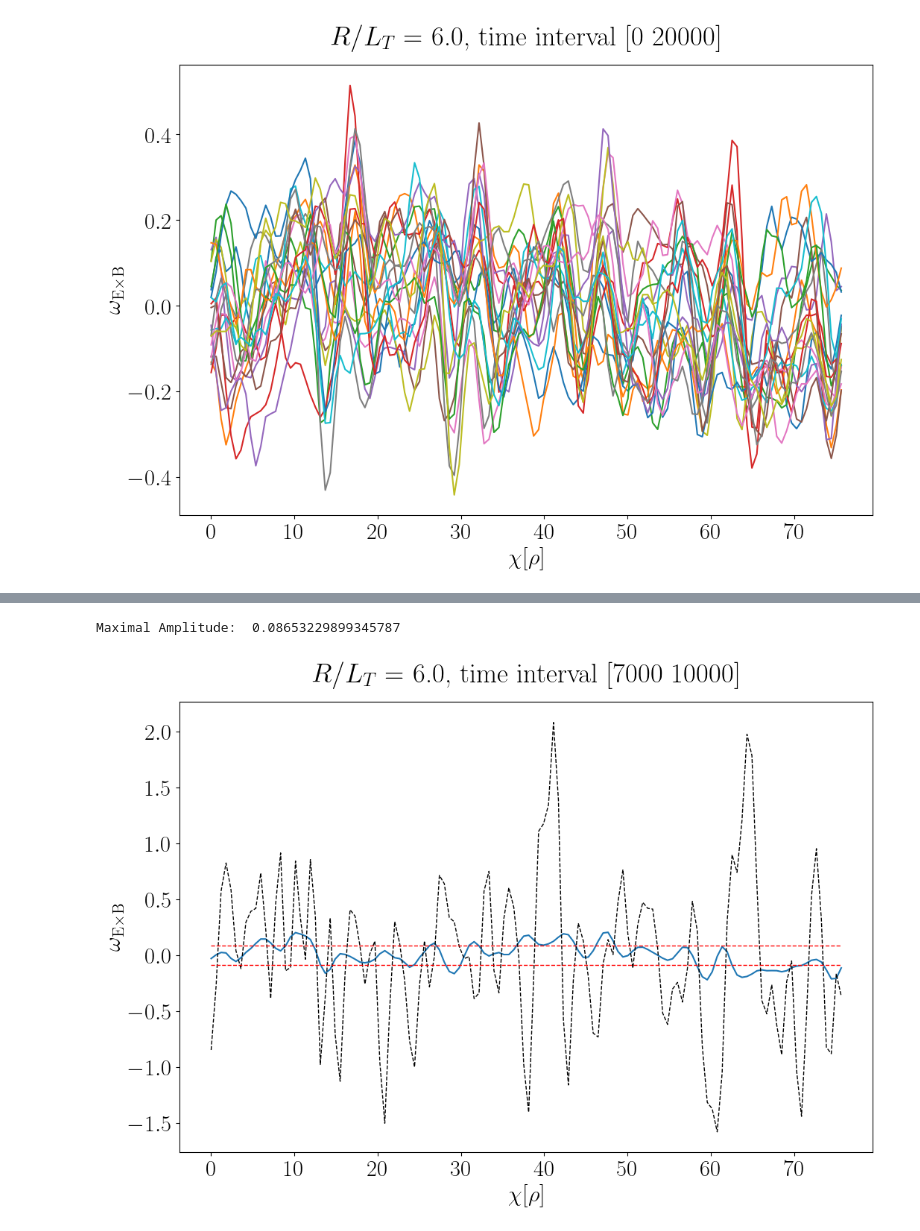
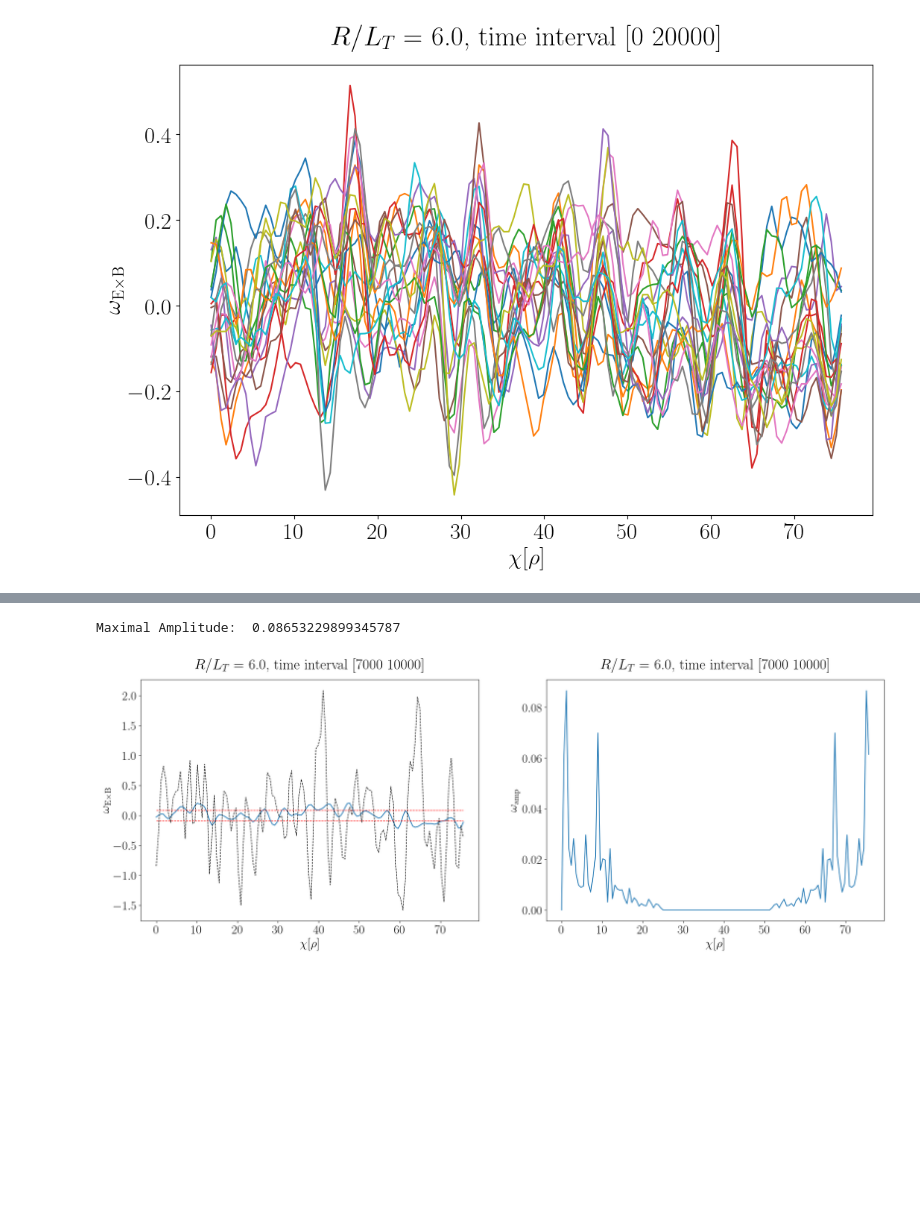
Before and after one commit to ManeLippert/Bachelorthesis-Shearingrate-Convergence, a Jupyter notebook: evaluation/S6_rlt6.0_Nsgrid12_Nvpargrid32_Nmugrid6_eval.ipynb, the cells around one changed output, grey strips where cells are left out. Drawn from its saved outputs; the diff is of its cells as text; code cells hidden in the pictures; blank space fills up the shorter version.

```diff
--- a/evaluation/S6_rlt6.0_Nsgrid12_Nvpargrid32_Nmugrid6_eval.ipynb
+++ b/evaluation/S6_rlt6.0_Nsgrid12_Nvpargrid32_Nmugrid6_eval.ipynb
@@ -16,7 +17,0 @@ from matplotlib import rc
-# %%
-# Plot parameters
-plt.rcParams['figure.figsize'] = [12, 8]
-plt.rcParams['figure.dpi'] = 100 # 200 e.g. is really fine, but slower
-
-rc('text', usetex=True)
-rc('font', family='serif', size=22)
@@ -50,11 +48,14 @@ zonal_pot = np.mean(phi,1)
 # %%
-# Finite Differnece for shearing rate omega_ExB
+# Finite Difference for shearing rate omega_ExB
 
 # Stepsize
 rad_boxsize = f[gkw.find_key(f, 'lxn')][()][0]
 rad_coord = f[gkw.find_key(f,'xphi')][0,:]
 dx = rad_boxsize/nx
 
+ddphi= derivative.finite_second_order(zonal_pot[:,:], dx, 'period')
+wexb = 0.5 * ddphi
+
 print('rad_boxsize :', rad_boxsize, '; stepsize :',dx)
 # %% [output]
 rad_boxsize : 76.27048929506829 ; stepsize : 0.595863197617721
@@ -64,10 +75,9 @@ start, end = 0, 999
 
 while end <= zonal_pot.shape[1]:
 
-    ddphi = derivative.finite_second_order(zonal_pot[:,start:end], dx, 'period')
-    wexb = 0.5 * np.mean(ddphi,1)
+    wexb_mean = np.mean(wexb[:,start:end],1)
 
-    plt.plot(rad_coord, wexb)
+    plt.plot(rad_coord, wexb_mean)
 
     start += 1000
     end += 1000
@@ -134,26 +172,40 @@ Maximal Amplitude:  0.0573411236744037
 # %%
 # Plot from 7000:10000 timesteps with mean over that interval
 # Plot of a signal in the middle of the time interval (8500)
 start, end = 7000, 10000
+middle = int((end - start)/2 + start)
 
-wexb, wexb_middle = gkw.shearing_rate_wexb_interval(zonal_pot, dx, start, end)
+# Shearing rate with mean over time
+wexb_rad_mean = np.mean(wexb[:,start:end],1)
+wexb_rad_middle = wexb[:,middle]
 
-wexb_fft = np.fft.fft(wexb)
-wexb_amp = 2/ zonal_pot.shape[0] * np.abs(wexb_fft)
-wexb_amp_max = max(wexb_amp)
+# FT{shearing rate}
+wexb_rad_mean_fft = np.fft.fft(wexb_rad_mean)
+wexb_rad_mean_amp = 2/ zonal_pot.shape[0] * np.abs(wexb_rad_mean_fft)
+wexb_rad_mean_amp_max = max(wexb_rad_mean_amp)
 
-print('Maximal Amplitude: ', wexb_amp_max)
+print('Maximal Amplitude: ', wexb_rad_mean_amp_max)
 
-plt.plot(rad_coord, wexb)
-plt.plot(rad_coord, wexb_middle, 'black', linestyle='--', linewidth=1)
-plt.plot(rad_coord, np.repeat(wexb_amp_max, len(rad_coord)), 'r', linestyle='--', linewidth=1)
-plt.plot(rad_coord, -np.repeat(wexb_amp_max, len(rad_coord)), 'r', linestyle='--', linewidth=1)
+fig, ax = plt.subplots(1, 2, figsize=(24,8))
 
-plt.title(r'$R/L_T =$ ' + rlt + ', time interval [' + str(start) + ' ' + str(end) + ']', pad=20)
-plt.xlabel(r'$\chi[\rho]$')
-plt.ylabel(r'$\omega_{\mathrm{E \times B}}$')
+# Plot shearing rate
+ax[0].plot(rad_coord, wexb_rad_mean)
+ax[0].plot(rad_coord, wexb_rad_middle, 'black', linestyle='--', linewidth=1)
+ax[0].plot(rad_coord, np.repeat(wexb_rad_mean_amp_max, len(rad_coord)), 'r', linestyle='--', linewidth=1)
+ax[0].plot(rad_coord, -np.repeat(wexb_rad_mean_amp_max, len(rad_coord)), 'r', linestyle='--', linewidth=1)
+ax[0].set_title(r'$R/L_T =$ ' + rlt + ', time interval [' + str(start) + ' ' + str(end) + ']', pad=20)
+ax[0].set_xlabel(r'$\chi[\rho]$')
+ax[0].set_ylabel(r'$\omega_{\mathrm{E \times B}}$')
 
-plt.savefig('../pictures/'+data+'/'+resolution+'/'+data+'_'+resolution+'_wexb_'+str(start)+'_'+str(end)+'.pdf', bbox_inches='tight')
+plot.savefig_subplot(fig, ax[0], '../pictures/'+data+'/'+resolution+'/'+data+'_'+resolution+'_wexb_'+str(start)+'_'+str(end)+'.pdf', 0.02)
+
+# FT{shearing rate}
+ax[1].plot(rad_coord, wexb_rad_mean_amp)
+ax[1].set_title(r'$R/L_T =$ ' + rlt + ', time interval [' + str(start) + ' ' + str(end) + ']', pad=20)
+ax[1].set_xlabel(r'$\chi[\rho]$')
+ax[1].set_ylabel(r'$\omega_{\mathrm{amp}}$')
+
+plot.savefig_subplot(fig, ax[1],'../pictures/'+data+'/'+resolution+'/'+data+'_'+resolution+'_Amp_Rad_'+str(start)+'_'+str(end)+'.pdf', 0.02)
 # %% [output]
 Maximal Amplitude:  0.08653229899345787
-[figure, old version]
+[figure, new version]
```
Also changed, not shown: parts of 7 cells of this notebook, 31 other files.
